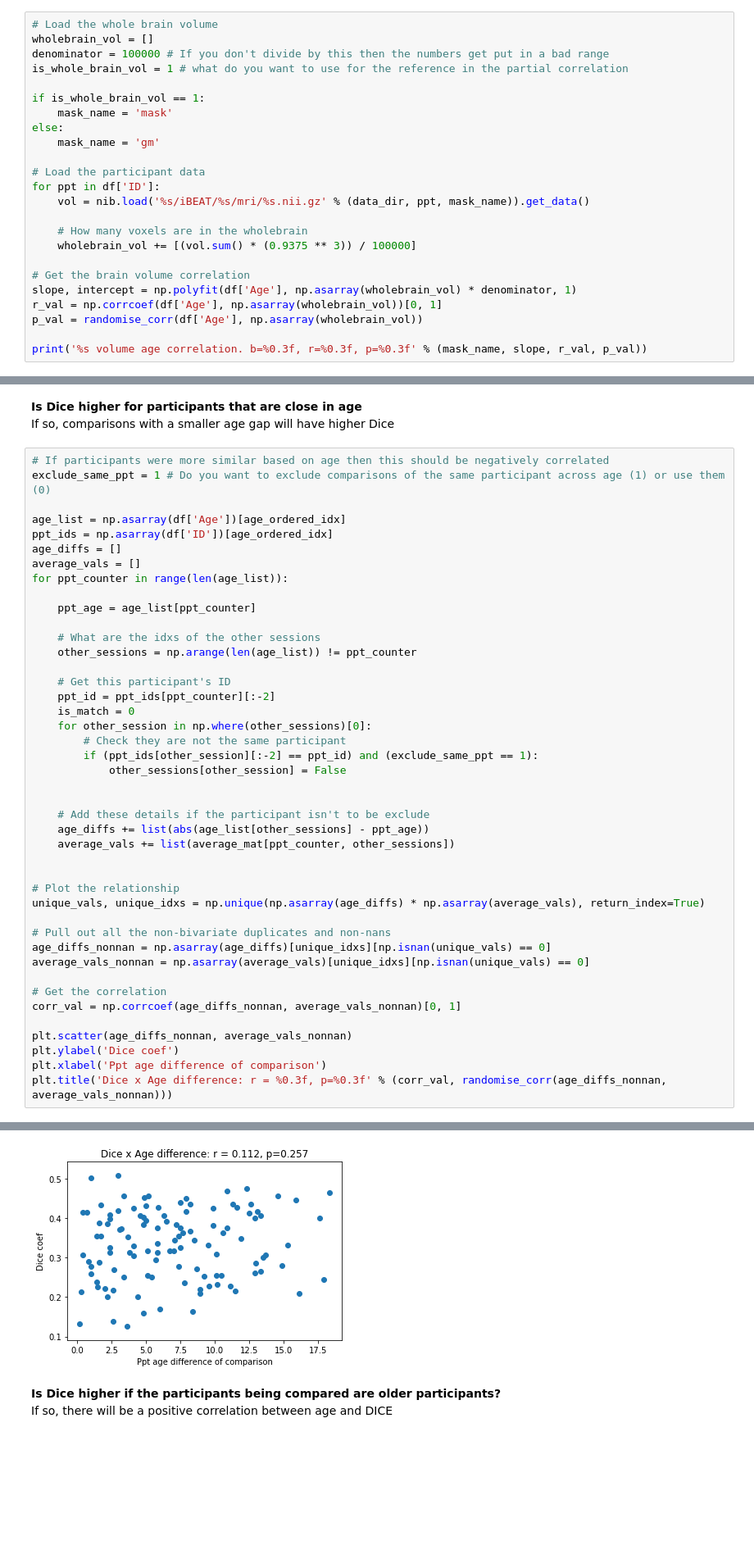
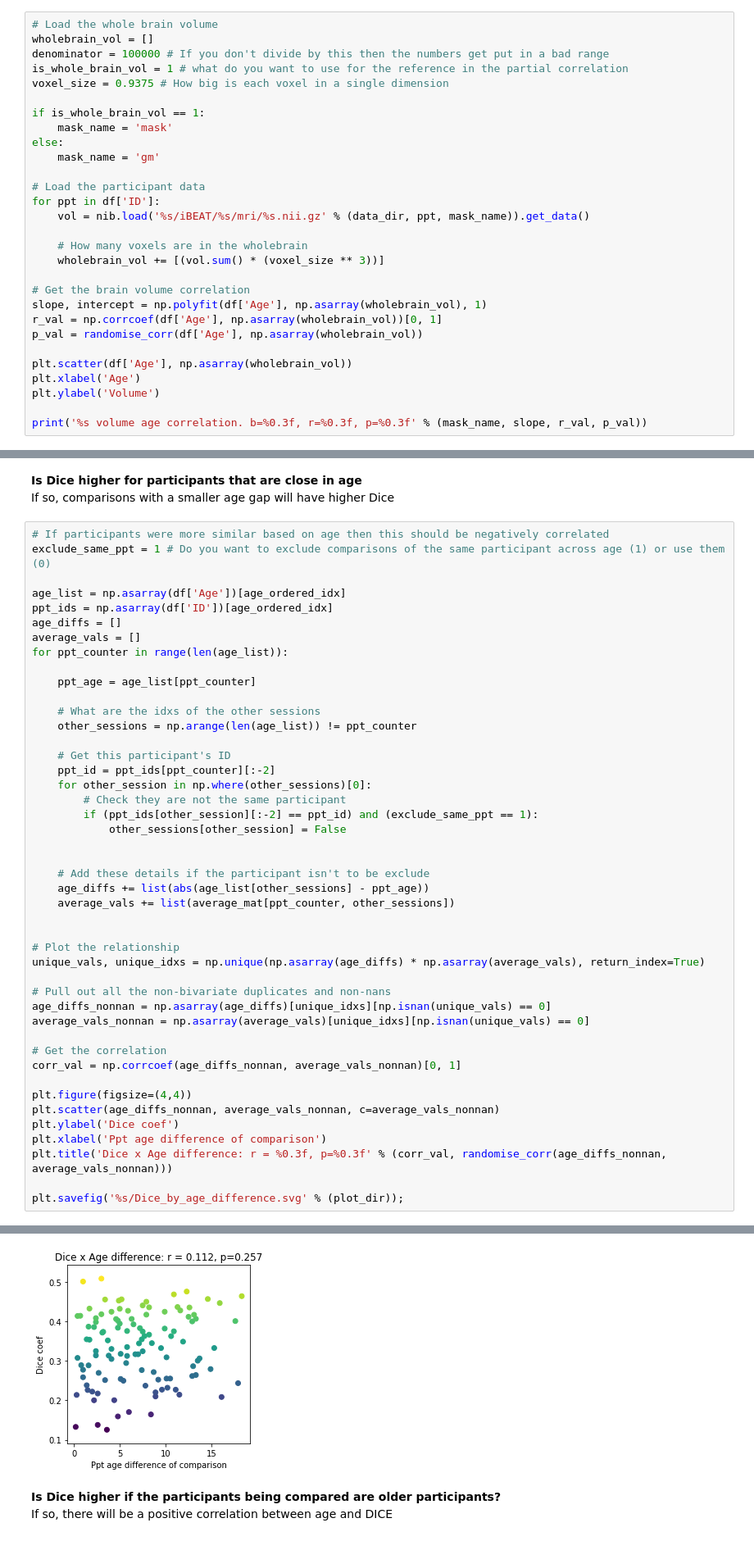
Before and after one commit to ntblab/infant_neuropipe, a Jupyter notebook: scripts/Retinotopy/Retinotopy.ipynb, the cells around one changed output, grey strips where cells are left out. Shown at 82% size. Cells and saved outputs as stored; diff of their text form; blank space fills up the shorter version.

```diff
--- a/scripts/Retinotopy/Retinotopy.ipynb
+++ b/scripts/Retinotopy/Retinotopy.ipynb
@@ -1404,6 +1404,7 @@ for hemi in ['lh', 'rh']:
 wholebrain_vol = []
 denominator = 100000 # If you don't divide by this then the numbers get put in a bad range
 is_whole_brain_vol = 1 # what do you want to use for the reference in the partial correlation
+voxel_size = 0.9375 # How big is each voxel in a single dimension
 
 if is_whole_brain_vol == 1:
     mask_name = 'mask'
@@ -1415,13 +1416,17 @@ for ppt in df['ID']:
     vol = nib.load('%s/iBEAT/%s/mri/%s.nii.gz' % (data_dir, ppt, mask_name)).get_data()
 
     # How many voxels are in the wholebrain
-    wholebrain_vol += [(vol.sum() * (0.9375 ** 3)) / 100000]
+    wholebrain_vol += [(vol.sum() * (voxel_size ** 3))]
 
 # Get the brain volume correlation
-slope, intercept = np.polyfit(df['Age'], np.asarray(wholebrain_vol) * denominator, 1)
+slope, intercept = np.polyfit(df['Age'], np.asarray(wholebrain_vol), 1)
 r_val = np.corrcoef(df['Age'], np.asarray(wholebrain_vol))[0, 1]
 p_val = randomise_corr(df['Age'], np.asarray(wholebrain_vol))
 
+plt.scatter(df['Age'], np.asarray(wholebrain_vol))
+plt.xlabel('Age')
+plt.ylabel('Volume')
+
 print('%s volume age correlation. b=%0.3f, r=%0.3f, p=%0.3f' % (mask_name, slope, r_val, p_val))
 # %% [output]
 mask volume age correlation. b=14763.585, r=0.804, p=0.000
@@ -2172,7 +2219,6 @@ for ppt_counter in range(len(age_list)):
 
     # Get this participant's ID
     ppt_id = ppt_ids[ppt_counter][:-2]
-    is_match = 0
     for other_session in np.where(other_sessions)[0]:
         # Check they are not the same participant
         if (ppt_ids[other_session][:-2] == ppt_id) and (exclude_same_ppt == 1):
@@ -2194,8 +2240,11 @@ average_vals_nonnan = np.asarray(average_vals)[unique_idxs][np.isnan(unique_vals
 # Get the correlation
 corr_val = np.corrcoef(age_diffs_nonnan, average_vals_nonnan)[0, 1]
 
-plt.scatter(age_diffs_nonnan, average_vals_nonnan)
+plt.figure(figsize=(4,4))
+plt.scatter(age_diffs_nonnan, average_vals_nonnan, c=average_vals_nonnan)
 plt.ylabel('Dice coef')
 plt.xlabel('Ppt age difference of comparison')
 plt.title('Dice x Age difference: r = %0.3f, p=%0.3f' % (corr_val, randomise_corr(age_diffs_nonnan, average_vals_nonnan)))
+
+plt.savefig('%s/Dice_by_age_difference.svg' % (plot_dir));
 # %% [output]
@@ -2203,4 +2251,4 @@ Text(0.5, 1.0, 'Dice x Age difference: r = 0.112, p=0.257')
-[figure, old version]
+[figure, new version]
 # %% [markdown]
 **Is Dice higher if the participants being compared are older participants?**
 If so, there will be a positive correlation between age and DICE
```
Also changed, not shown: parts of 15 cells of this notebook.
